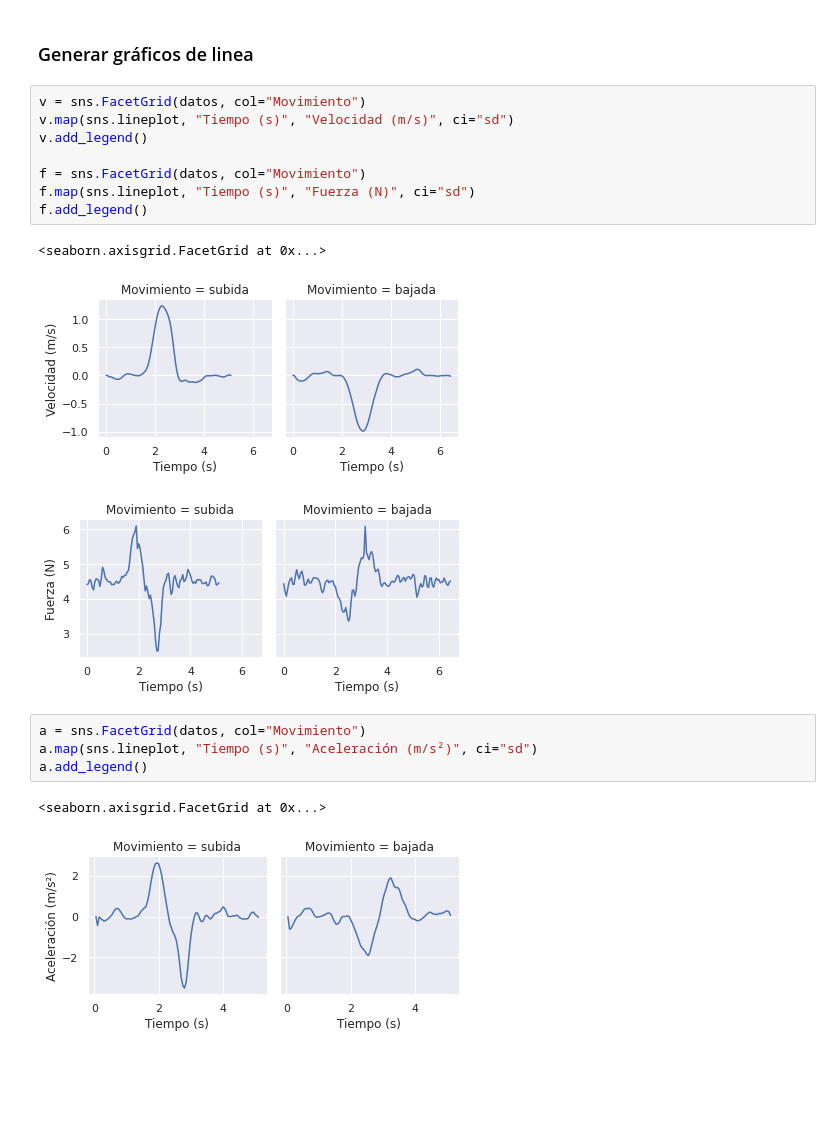
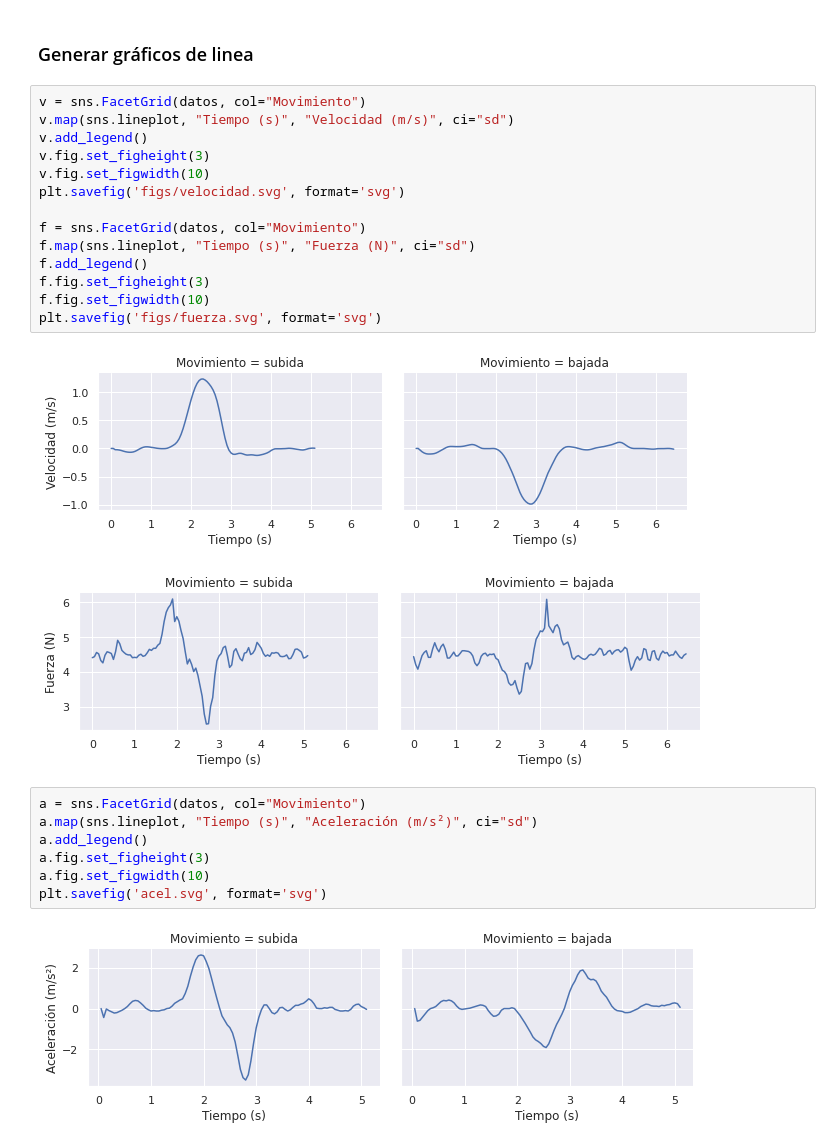
Before and after one commit to agucova/labs-dinamica, a Jupyter notebook: set2/analisis.ipynb, the cells around one changed output. Saved outputs shown, nothing was run; the diff lists cells and outputs as text; blank space fills up the shorter version.

```diff
--- a/set2/analisis.ipynb
+++ b/set2/analisis.ipynb
@@ -45,19 +85,26 @@ sns.scatterplot(x="Tiempo (s)", y="Fuerza (N)", data=datos, hue="Movimiento")
 # %%
 v = sns.FacetGrid(datos, col="Movimiento")
 v.map(sns.lineplot, "Tiempo (s)", "Velocidad (m/s)", ci="sd")
 v.add_legend()
+v.fig.set_figheight(3)
+v.fig.set_figwidth(10)
+plt.savefig('figs/velocidad.svg', format='svg')
 
 f = sns.FacetGrid(datos, col="Movimiento")
 f.map(sns.lineplot, "Tiempo (s)", "Fuerza (N)", ci="sd")
 f.add_legend()
+f.fig.set_figheight(3)
+f.fig.set_figwidth(10)
+plt.savefig('figs/fuerza.svg', format='svg')
 # %% [output]
-<seaborn.axisgrid.FacetGrid at 0x...>
-[figure, old version]
+[figure, new version]
-[figure, old version]
+[figure, new version]
 # %%
 a = sns.FacetGrid(datos, col="Movimiento")
 a.map(sns.lineplot, "Tiempo (s)", "Aceleración (m/s²)", ci="sd")
 a.add_legend()
+a.fig.set_figheight(3)
+a.fig.set_figwidth(10)
+plt.savefig('acel.svg', format='svg')
 # %% [output]
-<seaborn.axisgrid.FacetGrid at 0x...>
-[figure, old version]
+[figure, new version]
```
Also changed, not shown: parts of 4 cells of this notebook, 3 other files.
